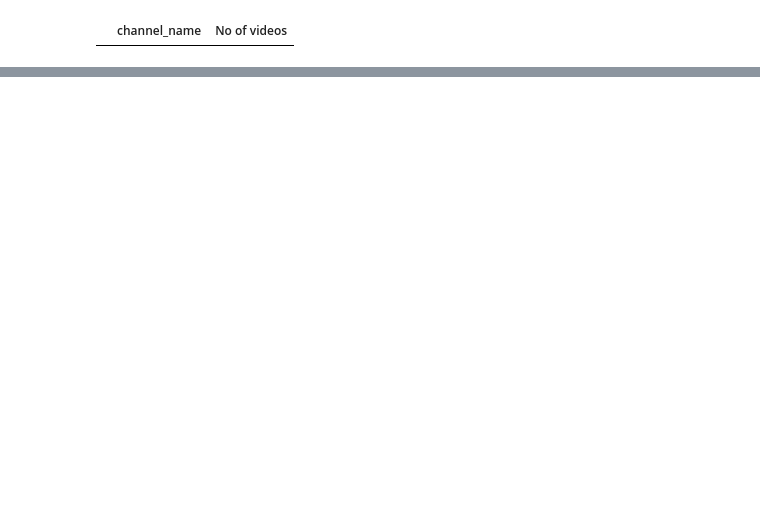
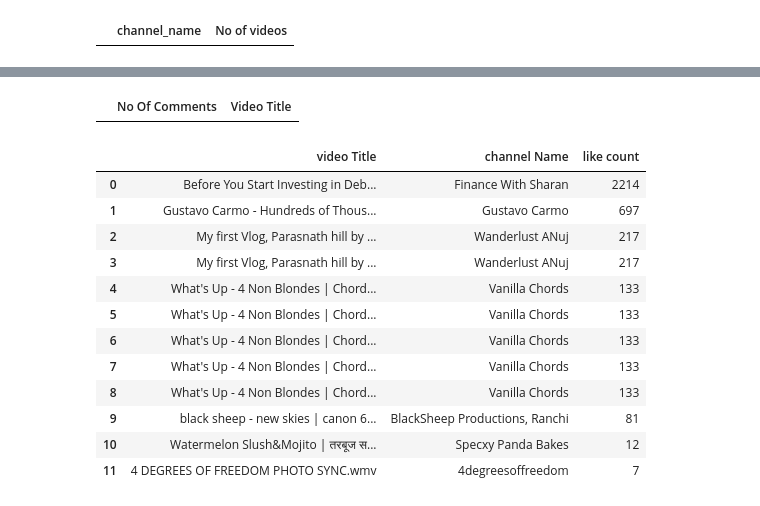
Before and after one commit to virenemmanuel/youtube_data_harvesting-and-warehousing, a Jupyter notebook: youtubeproject/youtubetest.ipynb, the cells around one changed output, grey strips where cells are left out. Saved outputs shown, nothing was run; the diff lists cells and outputs as text; code cells hidden in the pictures; blank space fills up the shorter version.

```diff
--- a/youtubeproject/youtubetest.ipynb
+++ b/youtubeproject/youtubetest.ipynb
@@ -833,0 +869,45 @@ df2
+# %%
+mydb = psycopg2.connect(host="localhost",
+                            user = "postgres",
+                            password = "roomno13",
+                            database = "youtube_data",
+                            port = "5432")
+cursor = mydb.cursor()
+
+query4 = "select Comments as No_comments ,Title as VideoTitle from videos where Comments is not null;"
+cursor.execute(query4)
+mydb.commit()
+t4=cursor.fetchall()
+df4=pd.DataFrame(t4, columns=["No Of Comments", "Video Title"])
+df4
+# %% [output]
+|  | No Of Comments | Video Title |
+# %%
+mydb = psycopg2.connect(host="localhost",
+                            user = "postgres",
+                            password = "roomno13",
+                            database = "youtube_data",
+                            port = "5432")
+cursor = mydb.cursor()
+
+query5 = '''select Title as VideoTitle, Channel_Name as ChannelName, Likes as LikesCount from videos
+                where Likes is not null order by Likes desc;'''
+cursor.execute(query5)
+mydb.commit()
+t5 = cursor.fetchall()
+df5=pd.DataFrame(t5, columns=["video Title","channel Name","like count"])
+df5
+# %% [output]
+|  | video Title | channel Name | like count |
+| 0 | Before You Start Investing in Deb... | Finance With Sharan | 2214 |
+| 1 | Gustavo Carmo - Hundreds of Thous... | Gustavo Carmo | 697 |
+| 2 | My first Vlog, Parasnath hill by ... | Wanderlust ANuj | 217 |
+| 3 | My first Vlog, Parasnath hill by ... | Wanderlust ANuj | 217 |
+| 4 | What's Up - 4 Non Blondes | Chord... | Vanilla Chords | 133 |
+| 5 | What's Up - 4 Non Blondes | Chord... | Vanilla Chords | 133 |
+| 6 | What's Up - 4 Non Blondes | Chord... | Vanilla Chords | 133 |
+| 7 | What's Up - 4 Non Blondes | Chord... | Vanilla Chords | 133 |
+| 8 | What's Up - 4 Non Blondes | Chord... | Vanilla Chords | 133 |
+| 9 | black sheep - new skies | canon 6... | BlackSheep Productions, Ranchi | 81 |
+| 10 | Watermelon Slush&Mojito | तरबूज स... | Specxy Panda Bakes | 12 |
+| 11 | 4 DEGREES OF FREEDOM PHOTO SYNC.wmv | 4degreesoffreedom | 7 |
```
Also changed, not shown: parts of 13 cells of this notebook, 1 other file.
